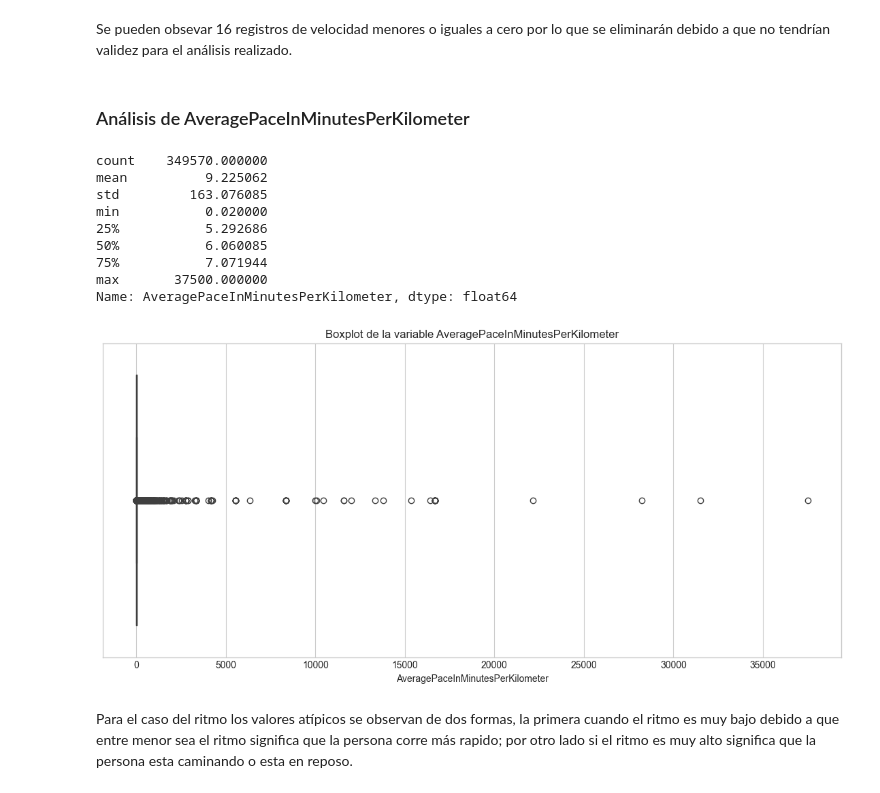
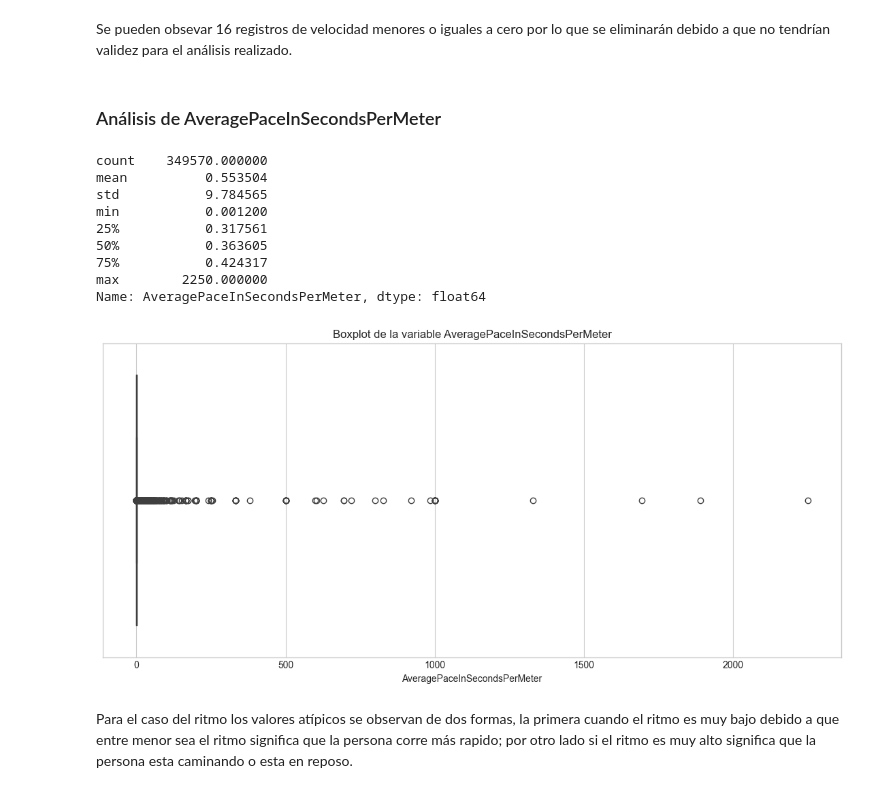
Before and after one commit to lauraich/running_anomalies_detection_data_analysis, a Jupyter notebook: Proyecto_final_analisis_de_datos_I.ipynb, the cells around one changed output. Saved outputs shown, nothing was run; the diff lists cells and outputs as text; code cells hidden in the pictures.

```diff
--- a/Proyecto_final_analisis_de_datos_I.ipynb
+++ b/Proyecto_final_analisis_de_datos_I.ipynb
@@ -443,6 +443,14 @@ df = df.drop('CreationTime', axis=1)
 
 # Eliminar la variable SourceType porque su información ya está contenida en SourceName y no aporta información adicional
 df = df.drop('SourceName', axis=1)
+
+
+# Convertir AveragePaceInMinutesPerKilometer a segundos por metro
+df['AveragePaceInSecondsPerMeter'] = df['AveragePaceInMinutesPerKilometer'].apply(
+    lambda x: (x * 60) / 1000 if x != 0 else 0)
+
+# Eliminar AveragePaceInMinutesPerKilometer
+df = df.drop('AveragePaceInMinutesPerKilometer', axis=1)
 # %% [markdown]
 ## Análisis de variables continuas
 # %%
@@ -649,27 +666,27 @@ Se pueden obsevar 16 registros de velocidad menores o iguales a cero por lo que
 # %%
 df = df[(df["AverageSpeedInMetersPerSecond"] > 0)]
 # %% [markdown]
-### Análisis de AveragePaceInMinutesPerKilometer
+### Análisis de AveragePaceInSecondsPerMeter
 # %%
-df['AveragePaceInMinutesPerKilometer'].describe()
+df['AveragePaceInSecondsPerMeter'].describe()
 # %% [output]
 count    349570.000000
-mean          9.225062
-std         163.076085
-min           0.020000
-25%           5.292686
-50%           6.060085
-75%           7.071944
-max       37500.000000
-Name: AveragePaceInMinutesPerKilometer, dtype: float64
+mean          0.553504
+std           9.784565
+min           0.001200
+25%           0.317561
+50%           0.363605
+75%           0.424317
+max        2250.000000
+Name: AveragePaceInSecondsPerMeter, dtype: float64
 # %%
-# Grafica de boxplot de AveragePaceInMinutesPerKilometer
+# Grafica de boxplot de AveragePaceInSecondsPerMeter
 plt.figure(figsize=(14, 6))
-sns.boxplot(data=df, x='AveragePaceInMinutesPerKilometer')
-plt.title('Boxplot de la variable AveragePaceInMinutesPerKilometer')
+sns.boxplot(data=df, x='AveragePaceInSecondsPerMeter')
+plt.title('Boxplot de la variable AveragePaceInSecondsPerMeter')
 plt.show()
 # %% [output]
-[figure, old version]
+[figure, new version]
 # %% [markdown]
 Para el caso del ritmo los valores atípicos se observan de dos formas, la primera cuando el ritmo es muy bajo debido a que entre menor sea el ritmo significa que la persona corre más rapido; por otro lado si el ritmo es muy alto significa que la persona esta caminando o esta en reposo.
 # %%
```
Also changed, not shown: parts of 18 cells of this notebook.
